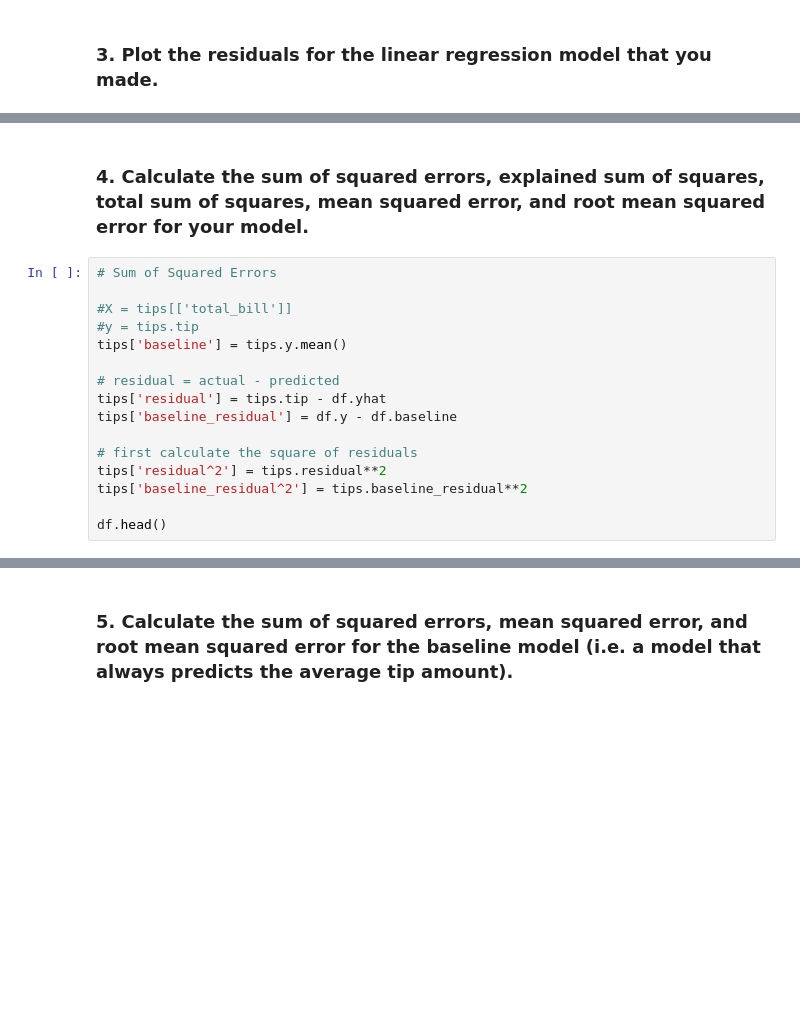
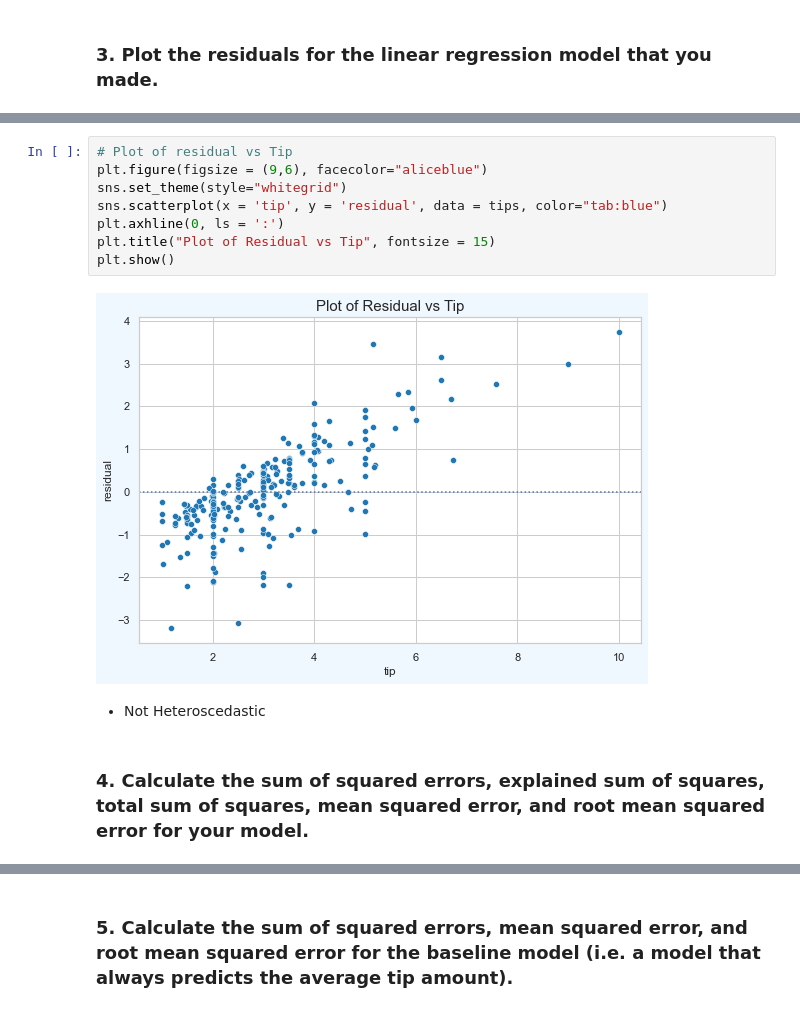
Before and after one commit to jeffakins/regression_exercises, a Jupyter notebook: evaluate.ipynb, the cells around one changed output, grey strips where cells are left out. Drawn from its saved outputs; the diff is of its cells as text; blank space fills up the shorter version.

```diff
--- a/evaluate.ipynb
+++ b/evaluate.ipynb
@@ -58,18 +89,14 @@ plt.show()
+# %%
+# Plot of residual vs Tip
+plt.figure(figsize = (9,6), facecolor="aliceblue")
+sns.set_theme(style="whitegrid")
+sns.scatterplot(x = 'tip', y = 'residual', data = tips, color="tab:blue")
+plt.axhline(0, ls = ':')
+plt.title("Plot of Residual vs Tip", fontsize = 15)
+plt.show()
+# %% [output]
+[figure, added]
+# %% [markdown]
+* Not Heteroscedastic
 # %% [markdown]
 ### 4. Calculate the sum of squared errors, explained sum of squares, total sum of squares, mean squared error, and root mean squared error for your model.
-# %%
-# Sum of Squared Errors
-
-#X = tips[['total_bill']]
-#y = tips.tip
-tips['baseline'] = tips.y.mean()
-
-# residual = actual - predicted
-tips['residual'] = tips.tip - df.yhat
-tips['baseline_residual'] = df.y - df.baseline
-
-# first calculate the square of residuals
-tips['residual^2'] = tips.residual**2
-tips['baseline_residual^2'] = tips.baseline_residual**2
-
-df.head()
```
Also changed, not shown: parts of 5 cells of this notebook, 1 other file.
